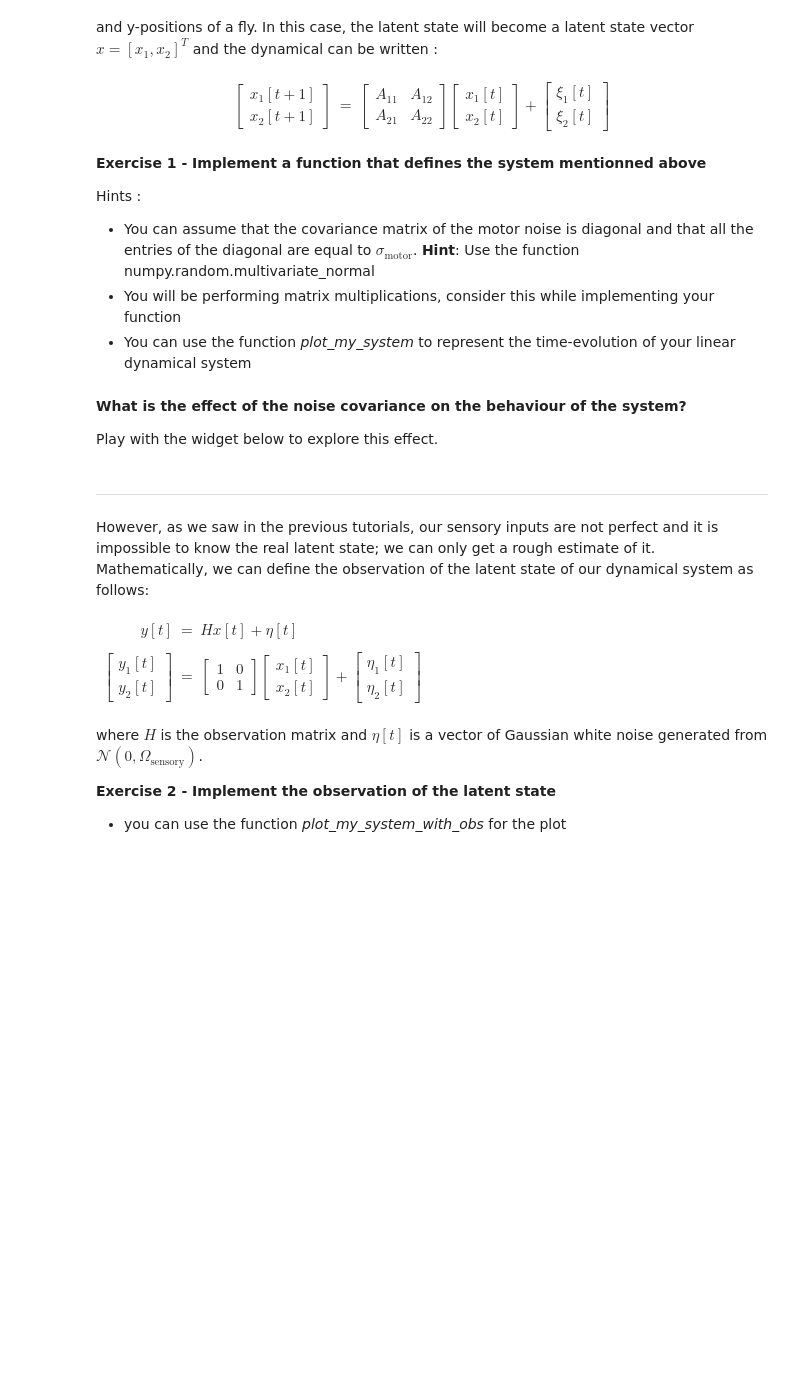
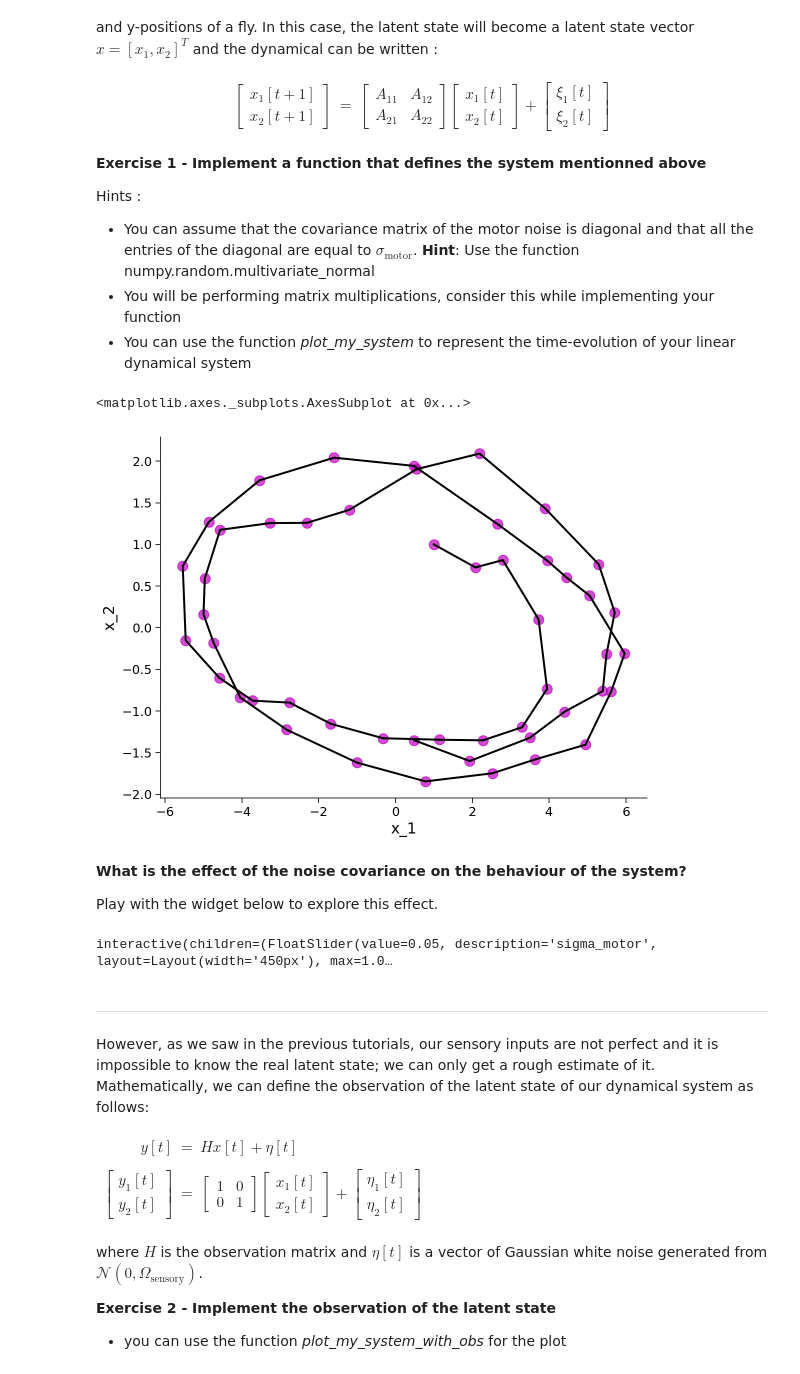
Before and after one commit to Lara-Mazy/Modelling_project1, a Jupyter notebook: LGBIO2060_TP3.ipynb, the cells around one changed output. Saved outputs shown, nothing was run; the diff lists cells and outputs as text; code cells hidden in the pictures; blank space fills up the shorter version.

Commit message:
Update TP3
Added descriptions of functions, fixed kalman, and added images (links need to be added)

The plot of the kalman gain is not working RN

```diff
--- a/LGBIO2060_TP3.ipynb
+++ b/LGBIO2060_TP3.ipynb
@@ -26,6 +24,7 @@ def plot_my_system(state_evolution):
   ax.set_ylabel("x_2")
   ax.set(xlim=xlim)
   ax.set(ylim=ylim)
+  plt.plot()
   return ax
 
 
@@ -47,6 +46,7 @@ def plot_my_system_with_obs(state_evolution,obs_evolution):
   ax.set(xlim=xlim)
   ax.set(ylim=ylim)
   ax.legend()
+  plt.plot()
   return ax
 
 def plot_my_kalman_filter(state_evolution,obs_evolution,estimated_evolution):
@@ -57,15 +57,16 @@ def plot_my_kalman_filter(state_evolution,obs_evolution,estimated_evolution):
 
   fig,ax = plt.subplots(figsize=(8,6))
   xlim = None; ylim = None
-  ax.scatter(state_evolution[0,:],state_evolution[1,:],c='m',s=100,alpha=0.7)
-  ax.plot(state_evolution[0,:],state_evolution[1,:],LineWidth=2,c='k',label='Latent state')
-  ax.plot(obs_evolution[0,:],obs_evolution[1,:],LineWidth=2,c='g',label='Observation')
-  ax.plot(est_evolution[0,:],obs_evolution[1,:],LineWidth=2,c='r',label='Estimation')
+  ax.scatter(state_evolution[0,:-1],state_evolution[1,:-1],c='m',s=100,alpha=0.7)
+  ax.plot(state_evolution[0,:-1],state_evolution[1,:-1],LineWidth=2,c='k',label='Latent state')
+  ax.plot(obs_evolution[0,:-1],obs_evolution[1,:-1],LineWidth=2,c='g',label='Observation')
+  ax.plot(estimated_evolution[0,:-1],obs_evolution[1,:-1],LineWidth=2,c='r',label='Estimation')
   ax.set_xlabel("x_1")
   ax.set_ylabel("x_2")
   ax.set(xlim=xlim)
   ax.set(ylim=ylim)
   ax.legend()
+  plt.plot()
   return ax
 
 import ipywidgets as widgets  # interactive display
@@ -117,37 +118,40 @@ Hints :
 * You will be performing matrix multiplications, consider this while implementing your function
 * You can use the function *plot_my_system* to represent the time-evolution of your linear dynamical system
 # %%
-def my_system(nsteps,x0,A,dt,sigma_motor):
+def my_system(nsteps,x0,A,sigma_motor,seed=2060):
   """
   my_system is a function that model the time-evolution of a linear dynamical system
   with state transition matrix A.
   Inputs : nsteps is the number of time steps to model
            x0 is the initial state (where we are starting from)
            A is the state-transition matrix
-           dt is the time step used in the discretization
-           sigma_motor is the std of the motor noise
   Outputs : state_evolution is a numpy array that contains the time-evolution of
-            the state vector
+            the state vector : (state size * nsteps)
   """
+  # Set the random generator seed
+  np.random.seed(seed)
 
-  ######################
-  ### your code here ###
-  ######################
+  state_evolution = np.zeros([len(x0),nsteps])
+  state_evolution[:,0] = x0
+  omega_motor = [[sigma_motor , 0],[0, sigma_motor]]
+  motor_noise = np.random.multivariate_normal(np.zeros(len(x0)) ,omega_motor,nsteps).T
 
-
+  for ii in range(nsteps-1):
+    state_evolution[:,ii+1] = A @ state_evolution[:,ii] + motor_noise[:,ii]
   return state_evolution
 
 # Run the lines below to test your code
 
 nsteps = 50
-dt = 0.1
-x0 = np.array([0,0]).T
+x0 = np.array([1,1]).T
 A = np.array([[1., 1.], [-(2*np.pi/20.)**2., .9]])
 sigma_motor = 0.05
 
-######################
-### your code here ###
-######################
+state_evolution = my_system(nsteps,x0,A,sigma_motor)
+plot_my_system(state_evolution)
+# %% [output]
+<matplotlib.axes._subplots.AxesSubplot at 0x...>
+[figure, added]
 # %% [markdown]
 **What is the effect of the noise covariance on the behaviour of the system?**
 
@@ -164,10 +168,11 @@ my_layout.width = '450px'
 
 def sigma_motor(sigma_motor = 0.05):
     nsteps = 50
-    dt = 0.1
     x0 = np.array([1,1]).T
     A = np.array([[1., 1.], [-(2*np.pi/20.)**2., .9]])
-    state_evolution = my_system(nsteps,x0,A,dt,sigma_motor)
+    state_evolution = my_system(nsteps,x0,A,sigma_motor)
     plot_my_system(state_evolution)
+# %% [output]
+interactive(children=(FloatSlider(value=0.05, description='sigma_motor', layout=Layout(width='450px'), max=1.0…
 # %% [markdown]
 ---
```
Also changed, not shown: parts of 6 cells of this notebook, 6 other files.
